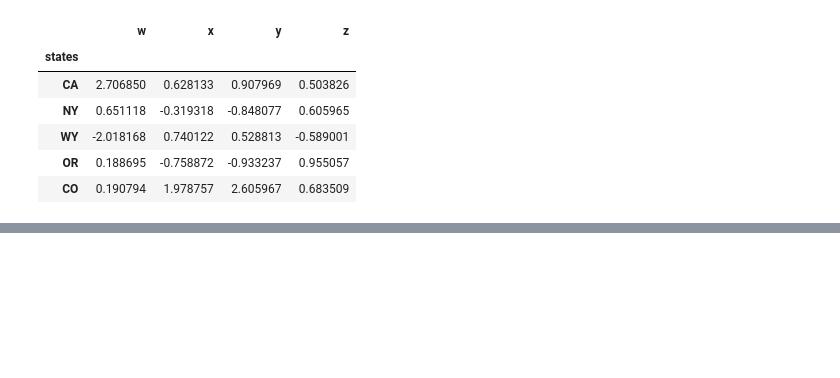
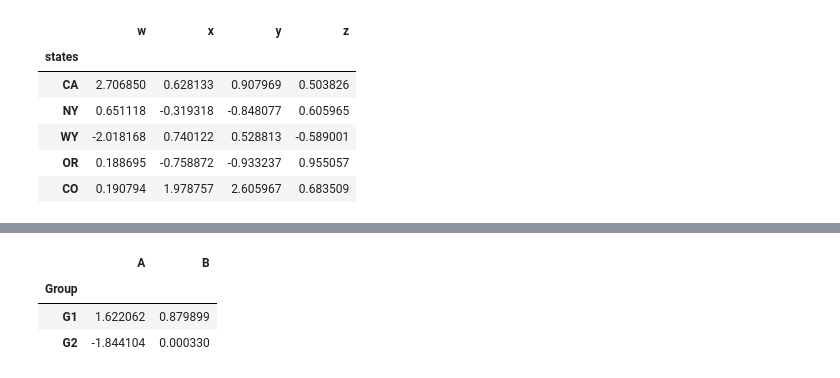
Before and after one commit to mahdis4092/Data-Science-Bootcamp, a Jupyter notebook: 3.Pandas/pandas practice data frame by me.ipynb, the cells around one changed output, grey strips where cells are left out. Drawn from its saved outputs; the diff is of its cells as text; code cells hidden in the pictures; blank space fills up the shorter version.

```diff
--- a/3.Pandas/pandas practice data frame by me.ipynb
+++ b/3.Pandas/pandas practice data frame by me.ipynb
@@ -232,0 +291,7 @@ df.set_index('states')
+# %%
+df1.xs(1,level='Numbers')
+# %% [output]
+|  | A | B |
+| Group |  |  |
+| G1 | 1.622062 | 0.879899 |
+| G2 | -1.844104 | 0.000330 |
```
Also changed, not shown: parts of 10 cells of this notebook, 1 other file.
